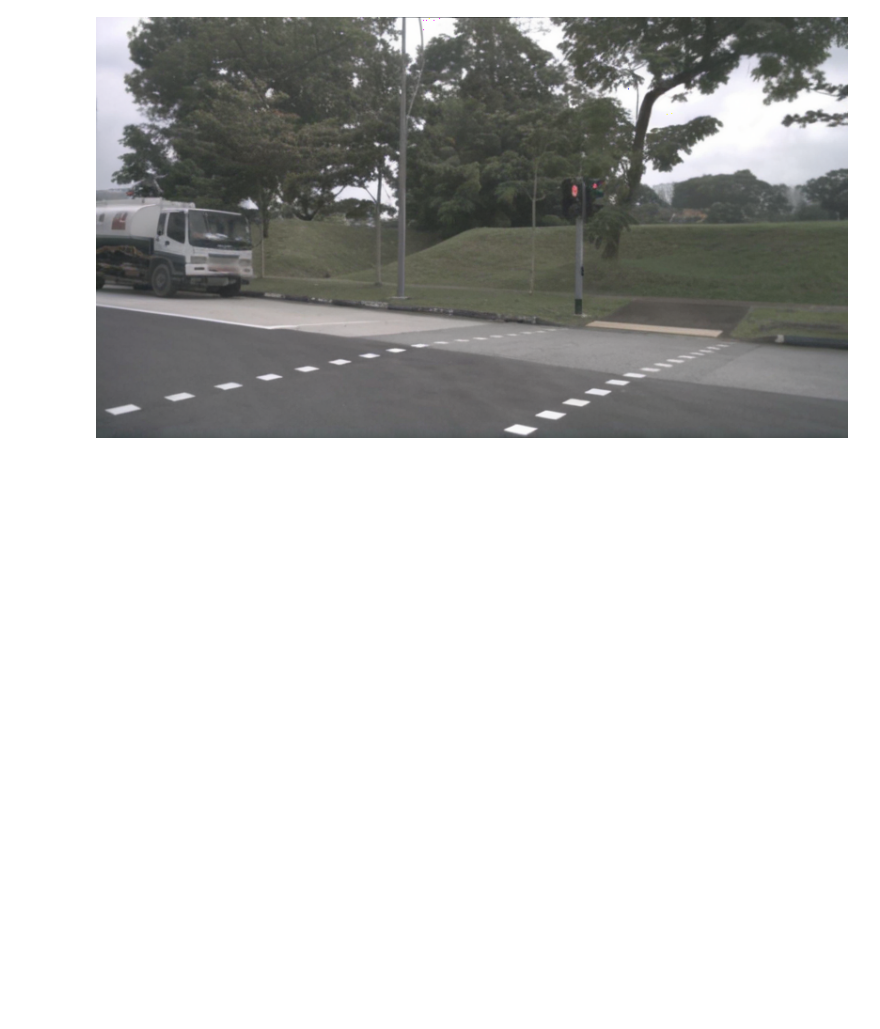
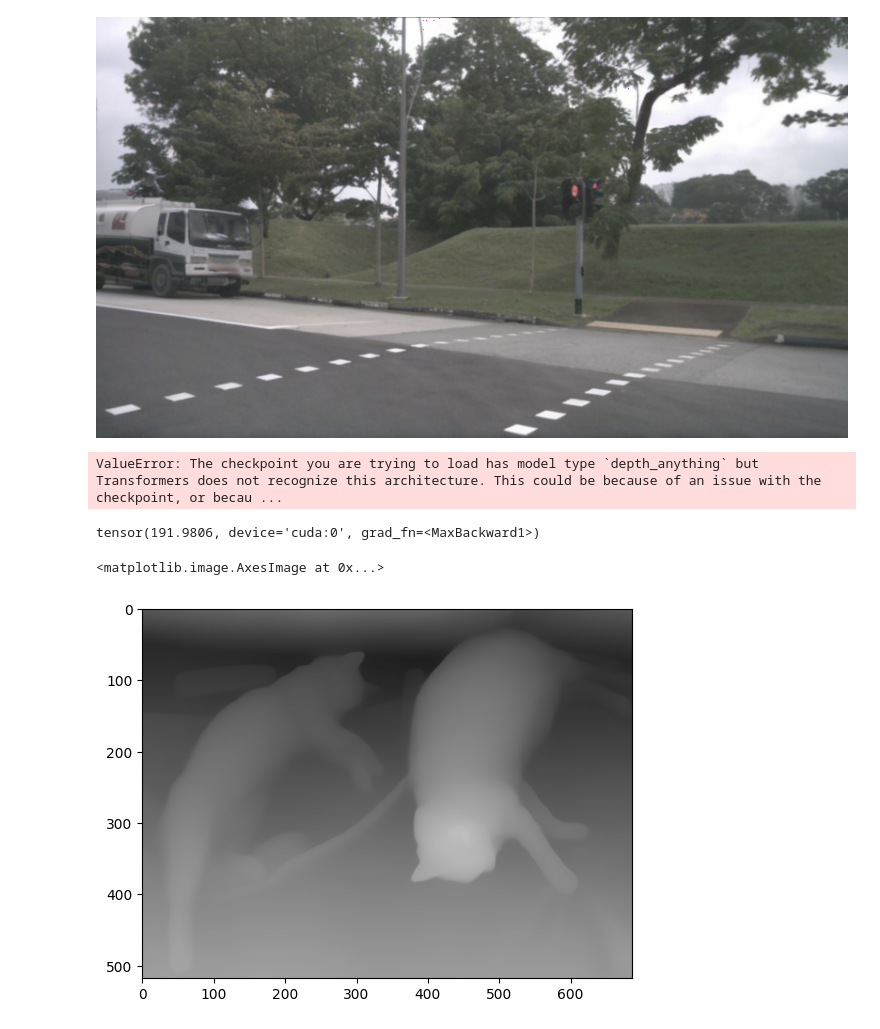
Before and after one commit to chengzegang/occupancy, a Jupyter notebook: draft.ipynb, the cells around one changed output. Cells and saved outputs as stored; diff of their text form; code cells hidden in the pictures; blank space fills up the shorter version.

```diff
--- a/draft.ipynb
+++ b/draft.ipynb
@@ -112,6 +112,80 @@ class VAEAdaptor(nn.Module):
 
     def decode(self, x: Tensor) -> Tensor:
         return self.vae.decode(self.decoder_layers(x))
+# %%
+from transformers import AutoImageProcessor, AutoModelForDepthEstimation
+import torch
+import numpy as np
+from PIL import Image
+import requests
+
+url = "http://images.cocodataset.org/val2017/000000039769.jpg"
+image = Image.open(requests.get(url, stream=True).raw)
+
+image_processor = AutoImageProcessor.from_pretrained("LiheYoung/depth-anything-large-hf")
+model = AutoModelForDepthEstimation.from_pretrained("LiheYoung/depth-anything-large-hf")
+
+# prepare image for the model
+inputs = image_processor(images=image, return_tensors="pt")
+
+with torch.no_grad():
+    outputs = model(**inputs)
+    predicted_depth = outputs.predicted_depth
+
+# interpolate to original size
+prediction = torch.nn.functional.interpolate(
+    predicted_depth.unsqueeze(1),
+    size=image.size[::-1],
+    mode="bicubic",
+    align_corners=False,
+)
+# %% [output]
+ValueError: The checkpoint you are trying to load has model type `depth_anything` but Transformers does not recognize this architecture. This could be because of an issue with the checkpoint, or becau ...
+# %%
+import numpy as np
+from PIL import Image
+import cv2
+import torch
+import os
+os.chdir('/home/zc2309/workspace/occupancy/Depth_Anything')
+from depth_anything.dpt import DepthAnything
+from depth_anything.util.transform import Resize, NormalizeImage, PrepareForNet
+from torchvision.transforms import Compose
+model = DepthAnything.from_pretrained("LiheYoung/depth_anything_vitl14")
+
+transform = Compose([
+        Resize(
+            width=518,
+            height=518,
+            resize_target=False,
+            keep_aspect_ratio=True,
+            ensure_multiple_of=14,
+            resize_method='lower_bound',
+            image_interpolation_method=cv2.INTER_CUBIC,
+        ),
+        NormalizeImage(mean=[0.485, 0.456, 0.406], std=[0.229, 0.224, 0.225]),
+        PrepareForNet(),
+    ])
+
+url = "http://images.cocodataset.org/val2017/000000039769.jpg"
+image = Image.open(requests.get(url, stream=True).raw)
+image = np.array(image) / 255.0
+image = transform({'image': image})['image']
+image = torch.from_numpy(image).unsqueeze(0).cuda()
+model.cuda()
+
+depth = model(image)
+# %%
+depth[0].max()
+# %% [output]
+tensor(191.9806, device='cuda:0', grad_fn=<MaxBackward1>)
+# %%
+import torchvision.transforms.v2.functional as TF
+import matplotlib.pyplot as plt
+plt.imshow(TF.to_pil_image(depth[0].cpu(), mode='F'))
+# %% [output]
+<matplotlib.image.AxesImage at 0x...>
+[figure, added]
 # %%
 import torch
 torch.export.export()
```
Also changed, not shown: 2 other files.
